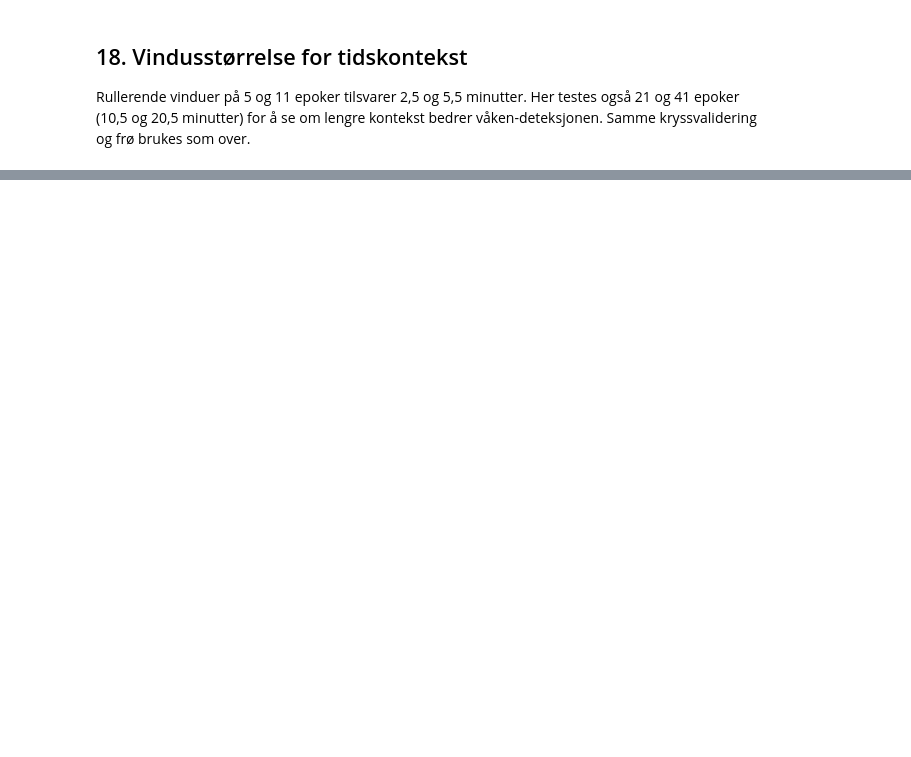
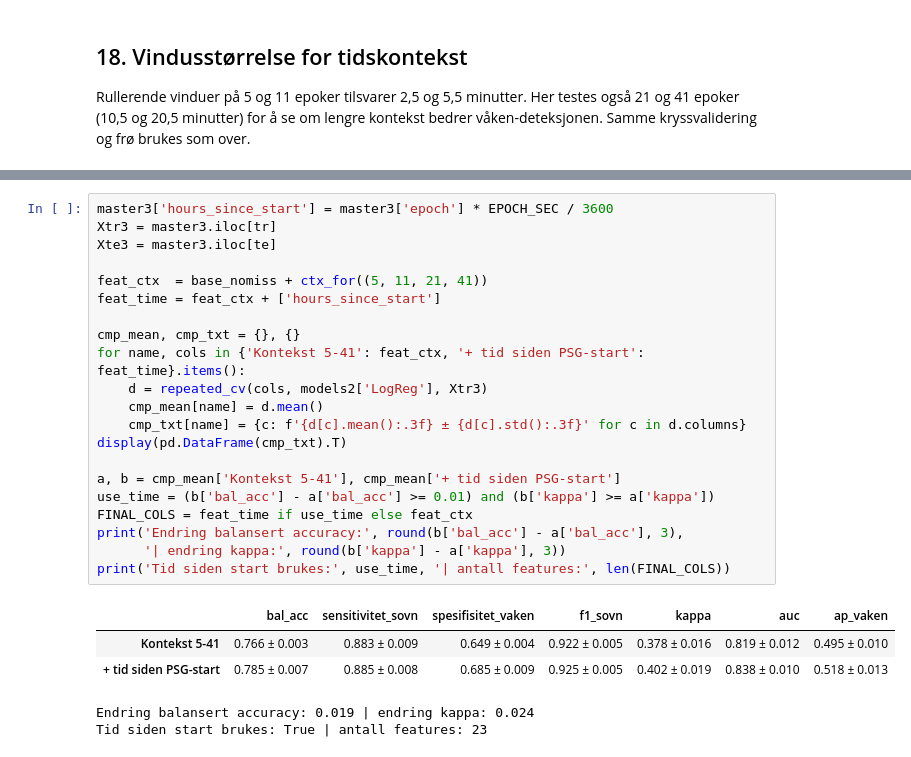
Before and after one commit to LaCodeNor/IT6119, a Jupyter notebook: final_project_laho.ipynb, the cells around one changed output, grey strips where cells are left out. Drawn from its saved outputs; the diff is of its cells as text; blank space fills up the shorter version.

```diff
--- a/final_project_laho.ipynb
+++ b/final_project_laho.ipynb
@@ -444,0 +741,27 @@ display(pd.DataFrame(res).T)
+# %%
+master3['hours_since_start'] = master3['epoch'] * EPOCH_SEC / 3600
+Xtr3 = master3.iloc[tr]
+Xte3 = master3.iloc[te]
+
+feat_ctx  = base_nomiss + ctx_for((5, 11, 21, 41))
+feat_time = feat_ctx + ['hours_since_start']
+
+cmp_mean, cmp_txt = {}, {}
+for name, cols in {'Kontekst 5-41': feat_ctx, '+ tid siden PSG-start': feat_time}.items():
+    d = repeated_cv(cols, models2['LogReg'], Xtr3)
+    cmp_mean[name] = d.mean()
+    cmp_txt[name] = {c: f'{d[c].mean():.3f} ± {d[c].std():.3f}' for c in d.columns}
+display(pd.DataFrame(cmp_txt).T)
+
+a, b = cmp_mean['Kontekst 5-41'], cmp_mean['+ tid siden PSG-start']
+use_time = (b['bal_acc'] - a['bal_acc'] >= 0.01) and (b['kappa'] >= a['kappa'])
+FINAL_COLS = feat_time if use_time else feat_ctx
+print('Endring balansert accuracy:', round(b['bal_acc'] - a['bal_acc'], 3),
+      '| endring kappa:', round(b['kappa'] - a['kappa'], 3))
+print('Tid siden start brukes:', use_time, '| antall features:', len(FINAL_COLS))
+# %% [output]
+|  | bal_acc | sensitivitet_sovn | spesifisitet_vaken | f1_sovn | kappa | auc | ap_vaken |
+| Kontekst 5-41 | 0.766 ± 0.003 | 0.883 ± 0.009 | 0.649 ± 0.004 | 0.922 ± 0.005 | 0.378 ± 0.016 | 0.819 ± 0.012 | 0.495 ± 0.010 |
+| + tid siden PSG-start | 0.785 ± 0.007 | 0.885 ± 0.008 | 0.685 ± 0.009 | 0.925 ± 0.005 | 0.402 ± 0.019 | 0.838 ± 0.010 | 0.518 ± 0.013 |
+Endring balansert accuracy: 0.019 | endring kappa: 0.024
+Tid siden start brukes: True | antall features: 23
```
Also changed, not shown: parts of 20 cells of this notebook, 3 other files.
